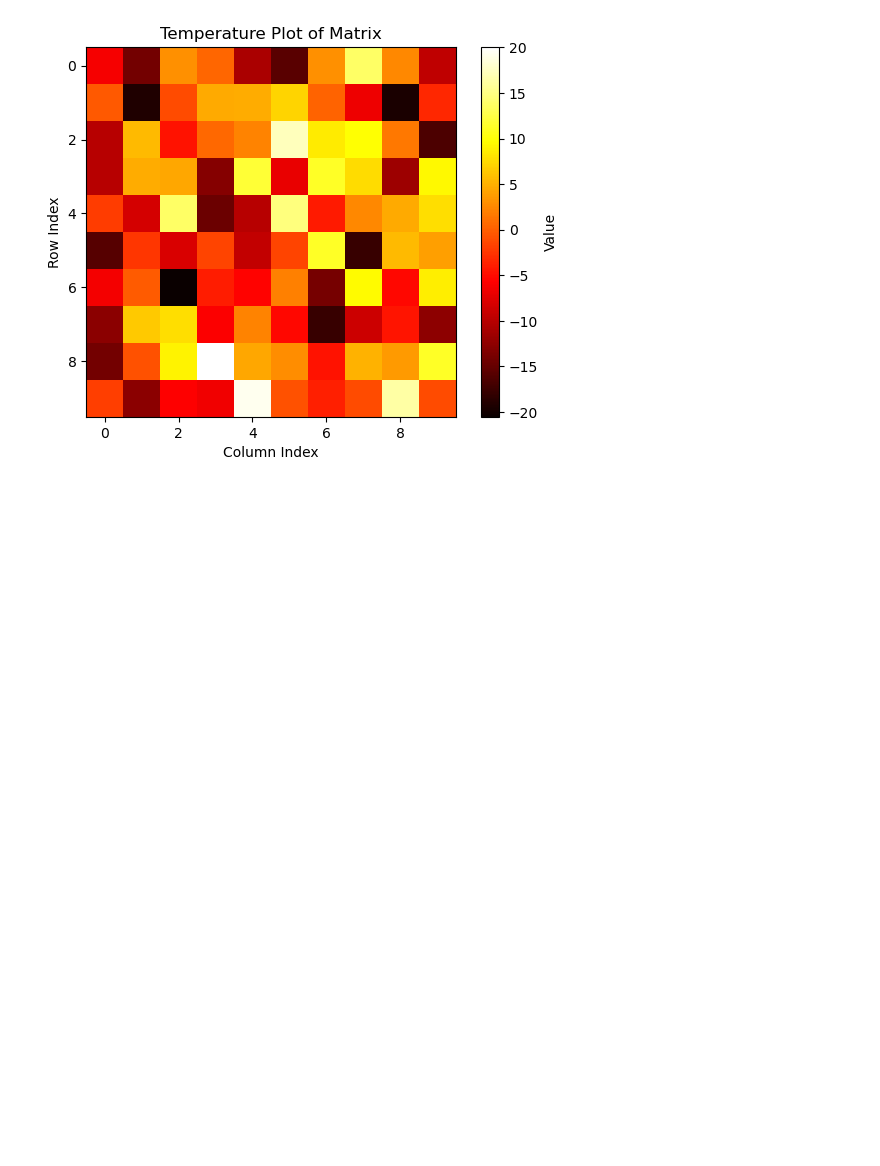
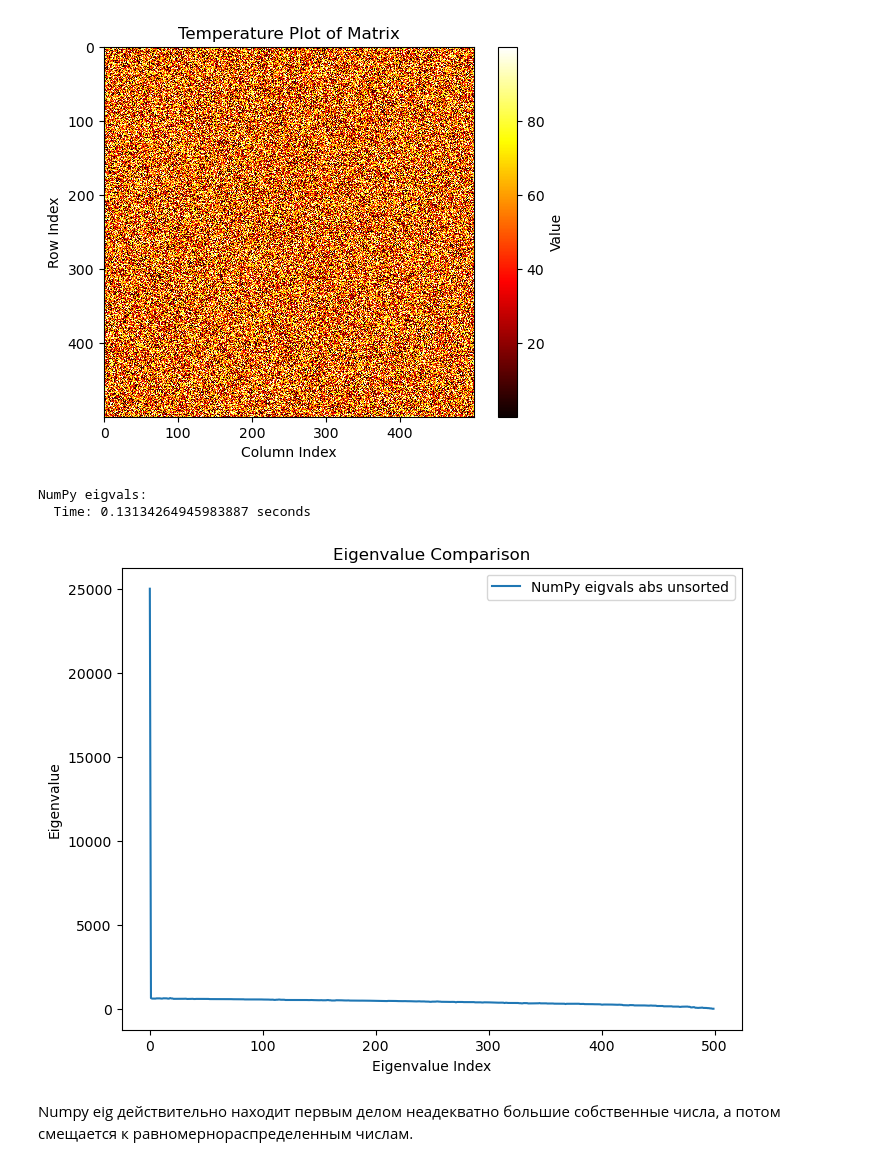
Before and after one commit to alice3e/spbu-fundamentals-of-algorithms, a Jupyter notebook: practicum_7/homework/advanced/testing_np_linalg_eig.ipynb, the cells around one changed output. Drawn from its saved outputs; the diff is of its cells as text; code cells hidden in the pictures; blank space fills up the shorter version.

```diff
--- a/practicum_7/homework/advanced/testing_np_linalg_eig.ipynb
+++ b/practicum_7/homework/advanced/testing_np_linalg_eig.ipynb
@@ -113,6 +147,12 @@ def generate_matrix(type: str, sparse: bool, size: int, min_val: float, max_val:
 # %%
-orthogonal_matrix_10 = generate_matrix(type='orthogonal',sparse=False,size=10,min_val=0,max_val=30)
+# 'nonsymmetric'
+A = generate_matrix(type='nonsymmetric',sparse=False,size=500,min_val=0,max_val=100)
+plot_2d_temperature(A)
+testing(A,"numpy eig")
+# %% [output]
+[figure, added]
+NumPy eigvals:
+  Time: 0.13134264945983887 seconds
+[figure, added]
-# %%
-plot_2d_temperature(orthogonal_matrix_10)
-# %% [output]
-[figure, removed]
+# %% [markdown]
+Numpy eig действительно находит первым делом неадекватно большие собственные числа, а потом смещается к равномернораспределенным числам.
```
Also changed, not shown: parts of 2 cells of this notebook, 15 other files.
